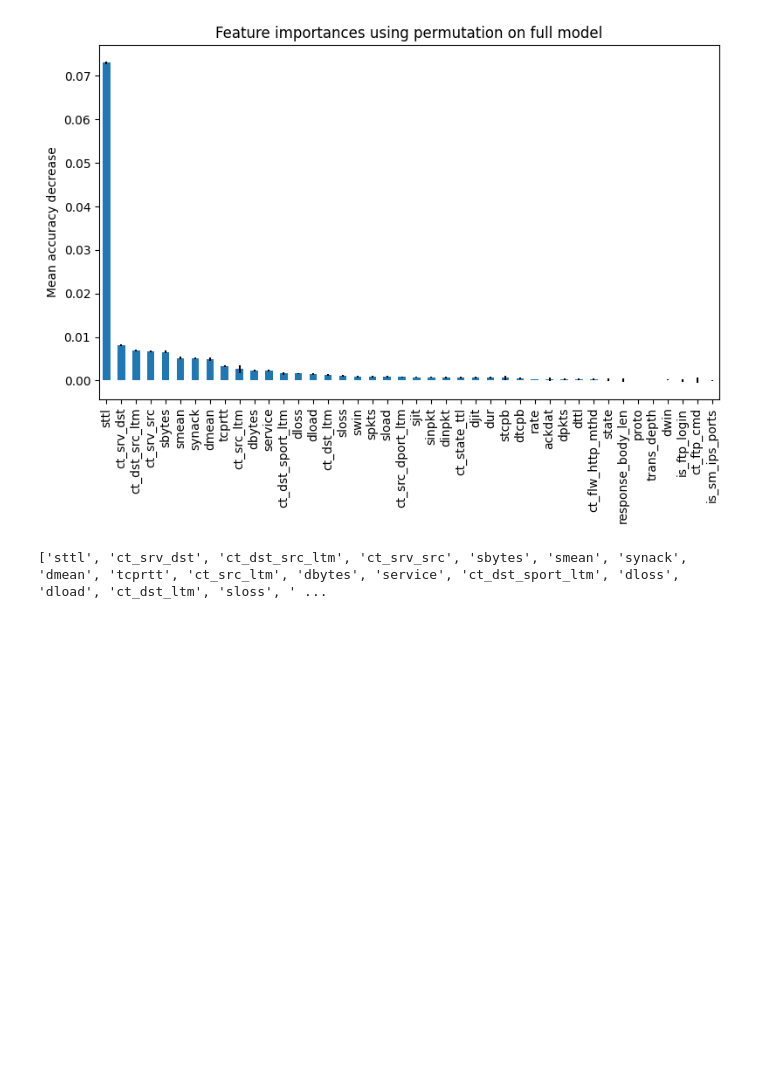
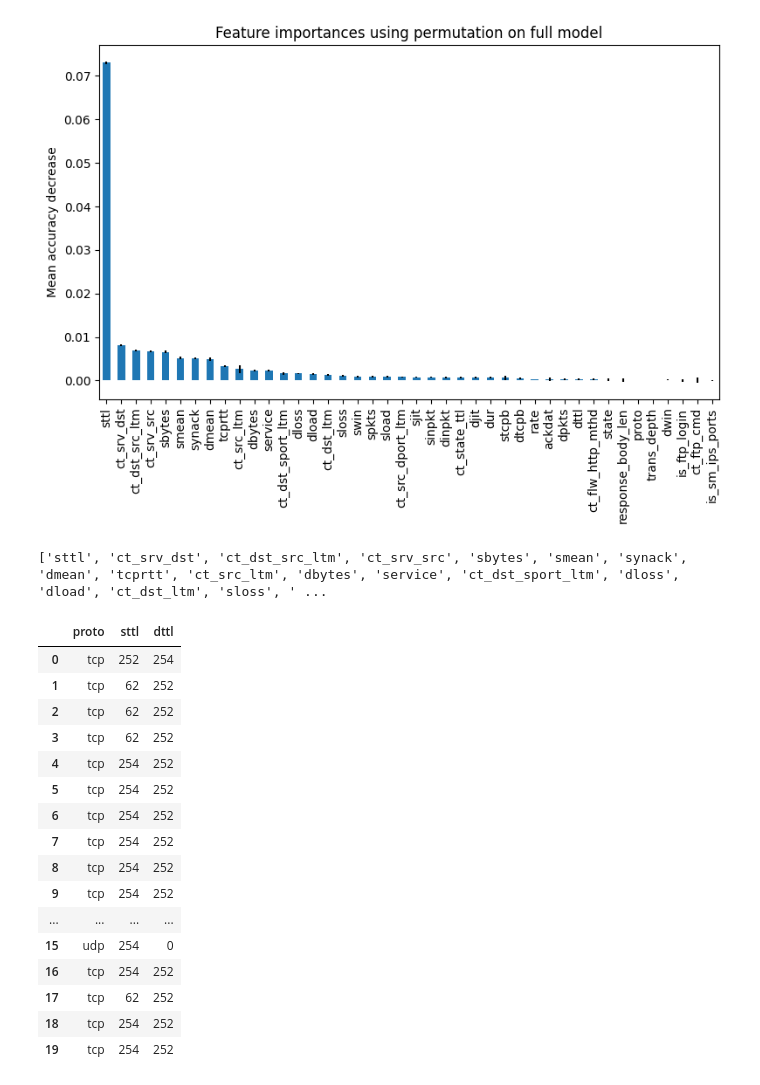
Before and after one commit to ModithaLekkala/-AI-Capstone-, a Jupyter notebook: pysrc/UNSW-NB15/nb_UNSW_NB15-feature_analysis.ipynb, the cells around one changed output. Cells and saved outputs as stored; diff of their text form; code cells hidden in the pictures; blank space fills up the shorter version.

```diff
--- a/pysrc/nb_feature_analysis.ipynb
+++ b/pysrc/UNSW-NB15/nb_UNSW_NB15-feature_analysis.ipynb
@@ -167,3 +173,24 @@ ax.set_ylabel("Mean accuracy decrease")
 fig.tight_layout()
 print(forest_importances.keys()[:20])
 plt.show()
+# %%
+dt = pd.read_csv('/home/sgeraci/Desktop/datasets/UNSW-NB15/UNSW_NB15_training-set.csv', delimiter=',')
+dt[dt['dttl']==0].head(20)
+# %% [output]
+|  | proto | sttl | dttl |
+| 0 | tcp | 252 | 254 |
+| 1 | tcp | 62 | 252 |
+| 2 | tcp | 62 | 252 |
+| 3 | tcp | 62 | 252 |
+| 4 | tcp | 254 | 252 |
+| 5 | tcp | 254 | 252 |
+| 6 | tcp | 254 | 252 |
+| 7 | tcp | 254 | 252 |
+| 8 | tcp | 254 | 252 |
+| 9 | tcp | 254 | 252 |
+| ... | ... | ... | ... |
+| 15 | udp | 254 | 0 |
+| 16 | tcp | 254 | 252 |
+| 17 | tcp | 62 | 252 |
+| 18 | tcp | 254 | 252 |
+| 19 | tcp | 254 | 252 |
```
Also changed, not shown: parts of 2 cells of this notebook, 18 other files.
